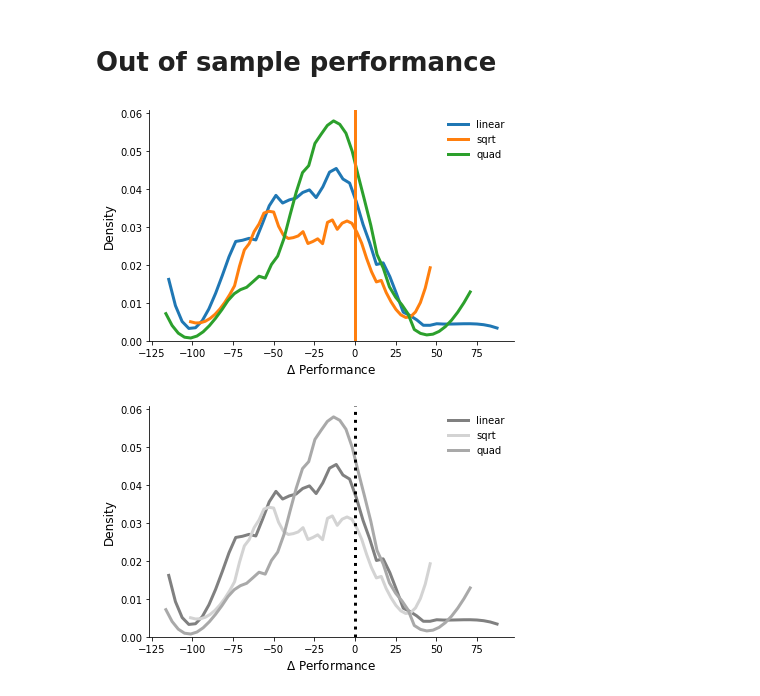
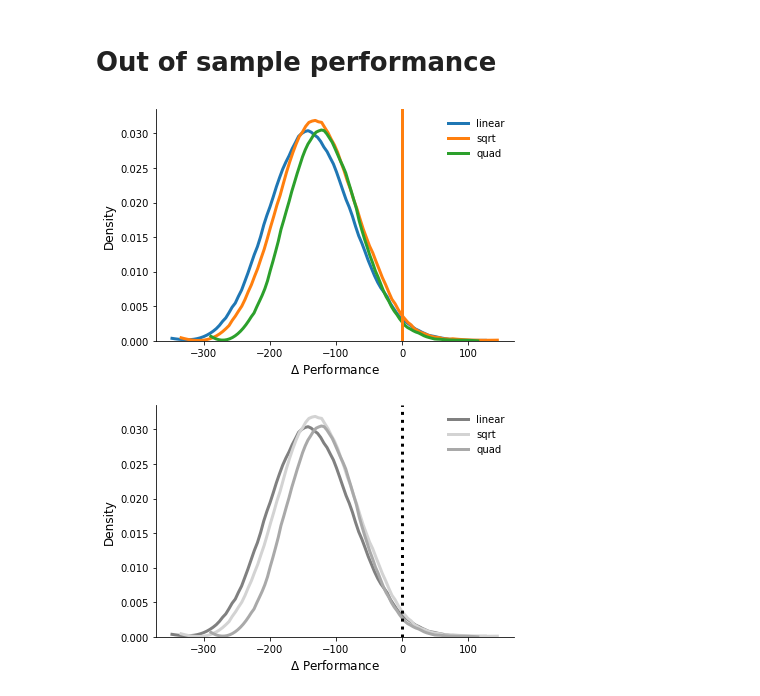
Before and after one commit to robustzurcher/analysis, a Jupyter notebook: notebooks/03_application.ipynb, the cells around one changed output. Drawn from its saved outputs; the diff is of its cells as text; code cells hidden in the pictures.

```diff
--- a/notebooks/03_application.ipynb
+++ b/notebooks/03_application.ipynb
@@ -189,8 +203,8 @@ get_difference_plot("sqrt")
 [figure]
 # %% [markdown]
 # Out of sample performance
-# %%
-get_out_of_sample_diff(0.12, 50, 19)
-# %% [output]
-[figure, removed]
-[figure, removed]
+# %%
+get_out_of_sample_diff(0.5, 100, 29)
+# %% [output]
+[figure, added]
+[figure, added]
```
Also changed, not shown: parts of 10 cells of this notebook, 2 other files.
